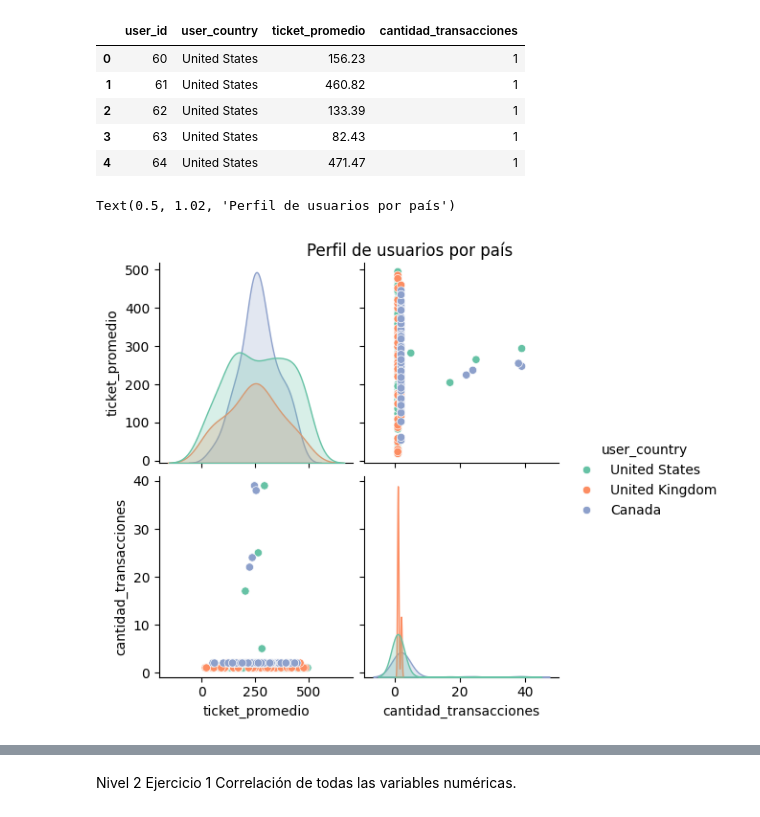
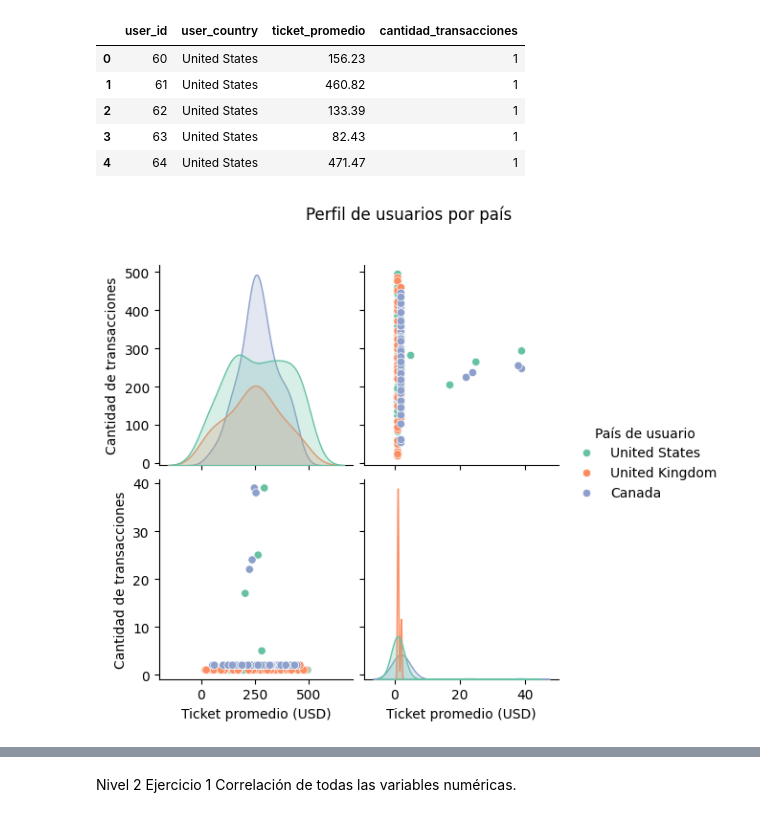
Before and after one commit to ingridtp/itacademy, a Jupyter notebook: Sprint 8/Sprint8.ipynb, the cells around one changed output, grey strips where cells are left out. Cells and saved outputs as stored; diff of their text form; code cells hidden in the pictures.

```diff
--- a/Sprint 8/Sprint8.ipynb
+++ b/Sprint 8/Sprint8.ipynb
@@ -766,19 +761,20 @@ df_user_metrics.head()
 | 3 | 63 | United States | 82.43 | 1 |
 | 4 | 64 | United States | 471.47 | 1 |
 # %%
-
-sns.pairplot(
+g = sns.pairplot(
     df_user_metrics,
     vars=['ticket_promedio', 'cantidad_transacciones'],
     hue='user_country',
     palette='Set2',
     diag_kind='kde'
 )
 
-plt.suptitle('Perfil de usuarios por país', y=1.02)
+plt.suptitle('Perfil de usuarios por país', y=1.1)
+g.set(xlabel='Ticket promedio (USD)', ylabel='Cantidad de transacciones')
+if g._legend:
+    g._legend.set_title("País de usuario")
 # %% [output]
-Text(0.5, 1.02, 'Perfil de usuarios por país')
-[figure, old version]
+[figure, new version]
 # %% [markdown]
 - Variables graficadas
 
```
Also changed, not shown: parts of 10 cells of this notebook.
